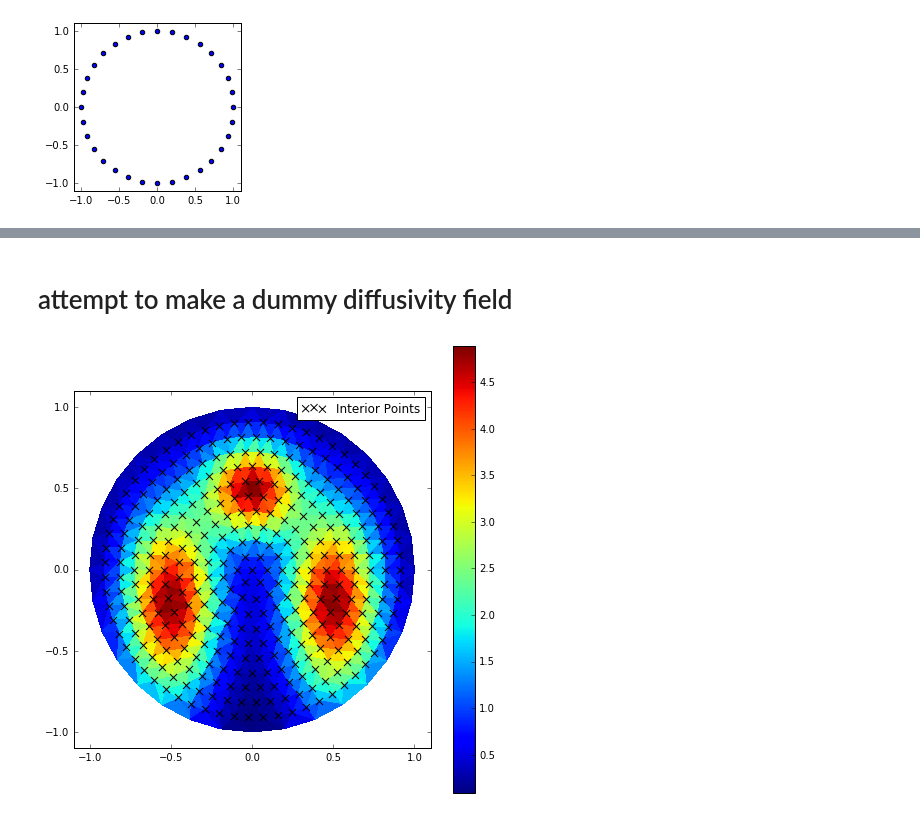
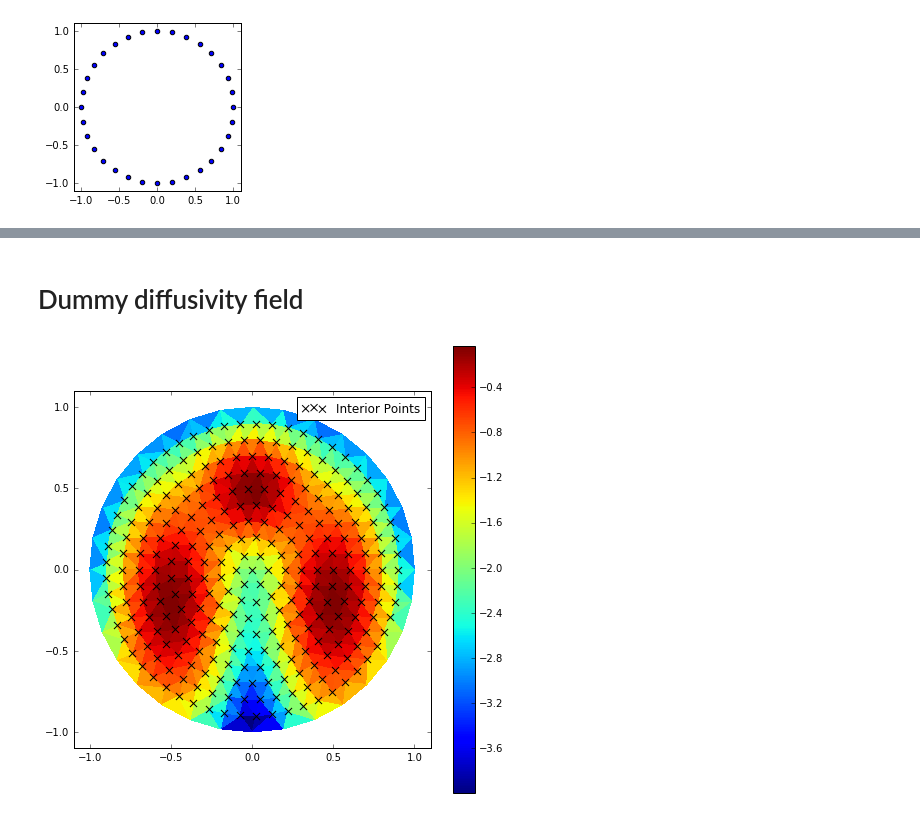
Before and after one commit to jcockayne/bayesian_pdes, a Jupyter notebook: notebooks/EIT.ipynb, the cells around one changed output, grey strips where cells are left out. Saved outputs shown, nothing was run; the diff lists cells and outputs as text; code cells hidden in the pictures.

```diff
--- a/notebooks/EIT.ipynb
+++ b/notebooks/EIT.ipynb
@@ -93,7 +90,7 @@ bdy = np.c_[electrode_x, electrode_y]
 [figure]
 # %%
 # we also need a few interior points
-radii = np.linspace(0,1,12)[1:-1]
+radii = np.linspace(0,1,11)[1:-1]
 r_spacing = radii[1] - radii[0]
 coords = [np.array([[0.,0.]])]
 for r in radii:
@@ -106,7 +103,7 @@ for r in radii:
 coords = np.concatenate(coords)
 
 plt.figure(figsize=(3,3))
-plt.scatter(coords[:,0], coords[:,1])
+plt.scatter(coords[:,0], coords[:,1], s=1, linewidth=0)
 plt.xlim(-1.1,1.1); plt.ylim(-1.1,1.1);
 
 interior = coords
@@ -388,15 +497,20 @@ array([[-4772623.98984339]])
 # %% [markdown]
-# attempt to make a dummy diffusivity field
+# Dummy diffusivity field
 # %%
-true_kappa = 5*sp.exp(-((x_1 - 0.5)**2 + (0.5*x_2 + 0.1)**2) / (2*0.2**2)) + 5*sp.exp(-((x_1 + 0.5)**2 + (0.5*x_2 + 0.1)**2) / (2*0.2**2)) +  \
-                5*sp.exp(-((x_1)**2 + (x_2-0.5)**2)/(2*0.2**2))
+true_kappa = sp.exp(-((x_1 - 0.5)**2 + (0.5*x_2 + 0.1)**2) / (2*0.2**2)) + sp.exp(-((x_1 + 0.5)**2 + (0.5*x_2 + 0.1)**2) / (2*0.2**2)) +  \
+                sp.exp(-((x_1)**2 + (x_2-0.5)**2)/(2*0.2**2))
 true_kappa_dx1 = true_kappa.diff(x_1)
 true_kappa_dx2 = true_kappa.diff(x_2)
 
 true_kappa_fun = np.vectorize(sp.lambdify([x_1, x_2], true_kappa))
 true_kappa_dx1_fun = np.vectorize(sp.lambdify([x_1, x_2], true_kappa_dx1))
 true_kappa_dx2_fun = np.vectorize(sp.lambdify([x_1, x_2], true_kappa_dx2))
+# %%
+true_k = np.log(true_kappa_fun(field_pts[:,0], field_pts[:,1]))
+true_k_x = true_kappa_dx1_fun(field_pts[:,0], field_pts[:,1])
+true_k_y = true_kappa_dx2_fun(field_pts[:,0], field_pts[:,1])
+true_fun = np.r_[true_k, true_k_x, true_k_y]
 # %%
-plot_circle(field_pts[:,0], field_pts[:,1], true_kappa_fun(field_pts[:,0], field_pts[:,1]))
+plot_circle(field_pts[:,0], field_pts[:,1], true_k)
 # %% [output]
-[figure, old version]
+[figure, new version]
```
Also changed, not shown: parts of 33 cells of this notebook, 2 other files.
